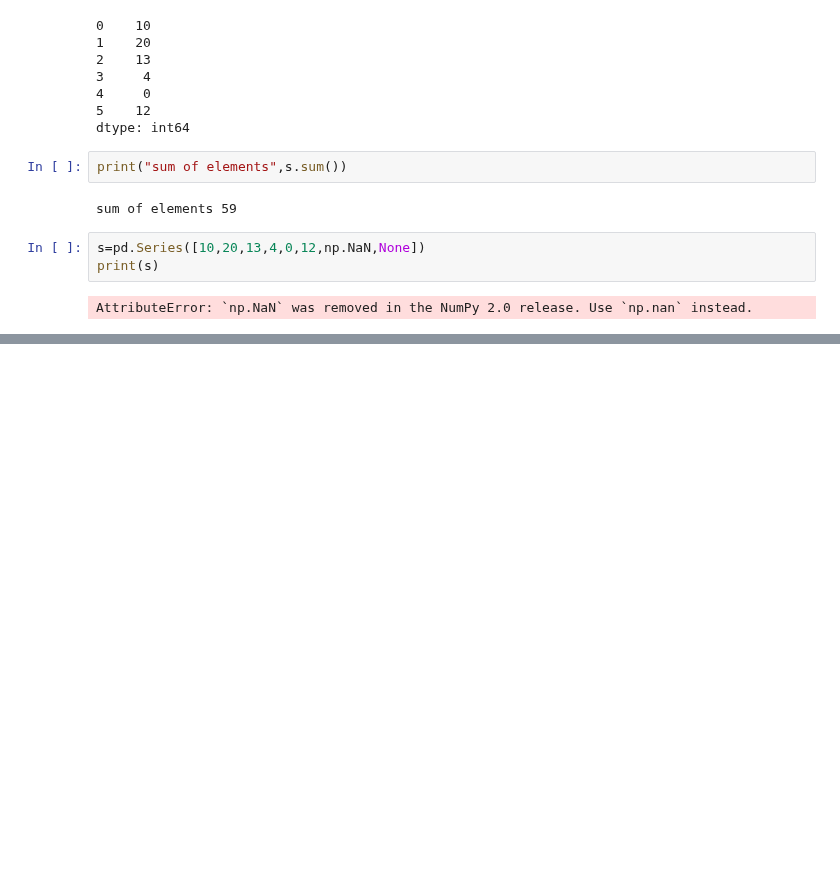
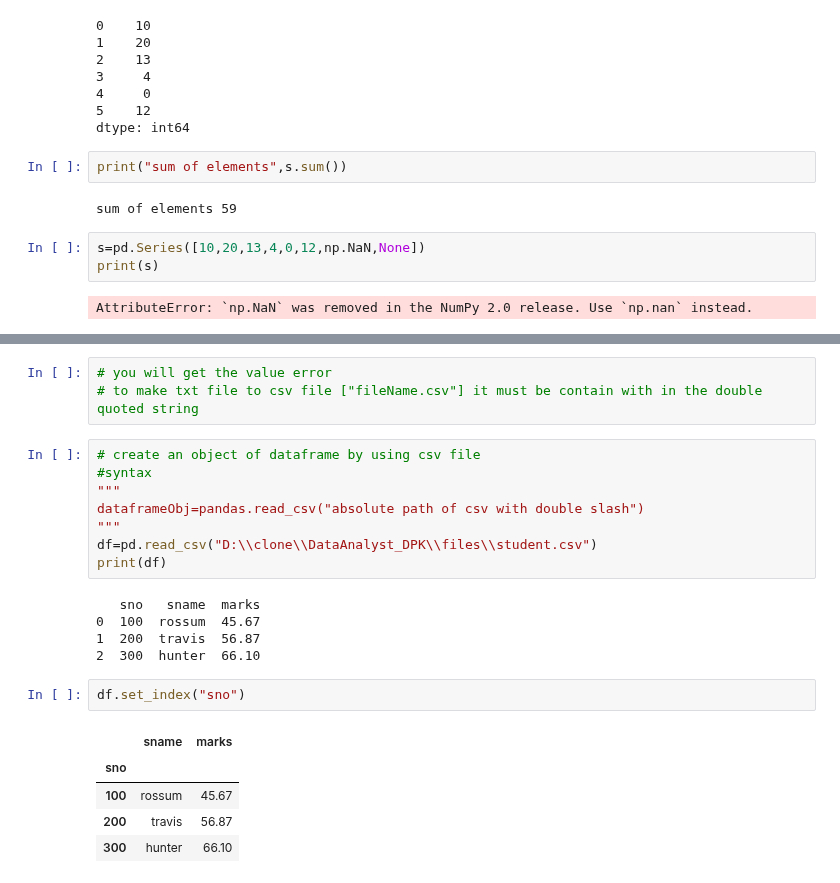
Before and after one commit to erDeep64930/DataAnalyst_DPK, a Jupyter notebook: kvrDataScience/notes.ipynb, the cells around one changed output, grey strips where cells are left out. Drawn from its saved outputs; the diff is of its cells as text; blank space fills up the shorter version.

Commit message:
notes of numpy pandas and matplotlib has been updated

```diff
--- a/kvrDataScience/notes.ipynb
+++ b/kvrDataScience/notes.ipynb
@@ -3315,0 +3811,24 @@ AttributeError: `np.NaN` was removed in the NumPy 2.0 release. Use `np.nan` inst
+# %%
+# you will get the value error
+# to make txt file to csv file ["fileName.csv"] it must be contain with in the double quoted string
+# %%
+# create an object of dataframe by using csv file
+#syntax
+"""
+dataframeObj=pandas.read_csv("absolute path of csv with double slash")
+"""
+df=pd.read_csv("D:\\clone\\DataAnalyst_DPK\\files\\student.csv")
+print(df)
+# %% [output]
+   sno   sname  marks
+0  100  rossum  45.67
+1  200  travis  56.87
+2  300  hunter  66.10
+# %%
+df.set_index("sno")
+# %% [output]
+|  | sname | marks |
+| sno |  |  |
+| 100 | rossum | 45.67 |
+| 200 | travis | 56.87 |
+| 300 | hunter | 66.10 |
```
Also changed, not shown: parts of 69 cells of this notebook, 3 other files.
